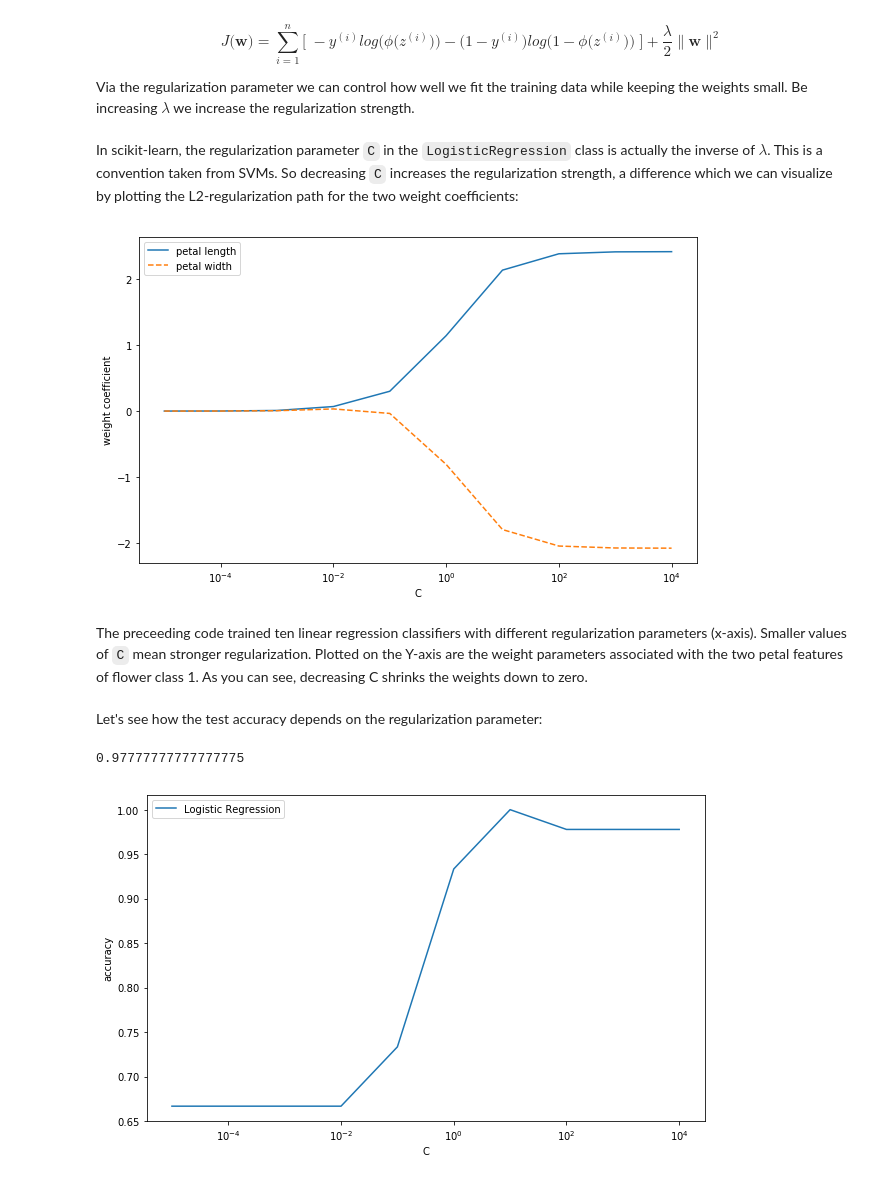
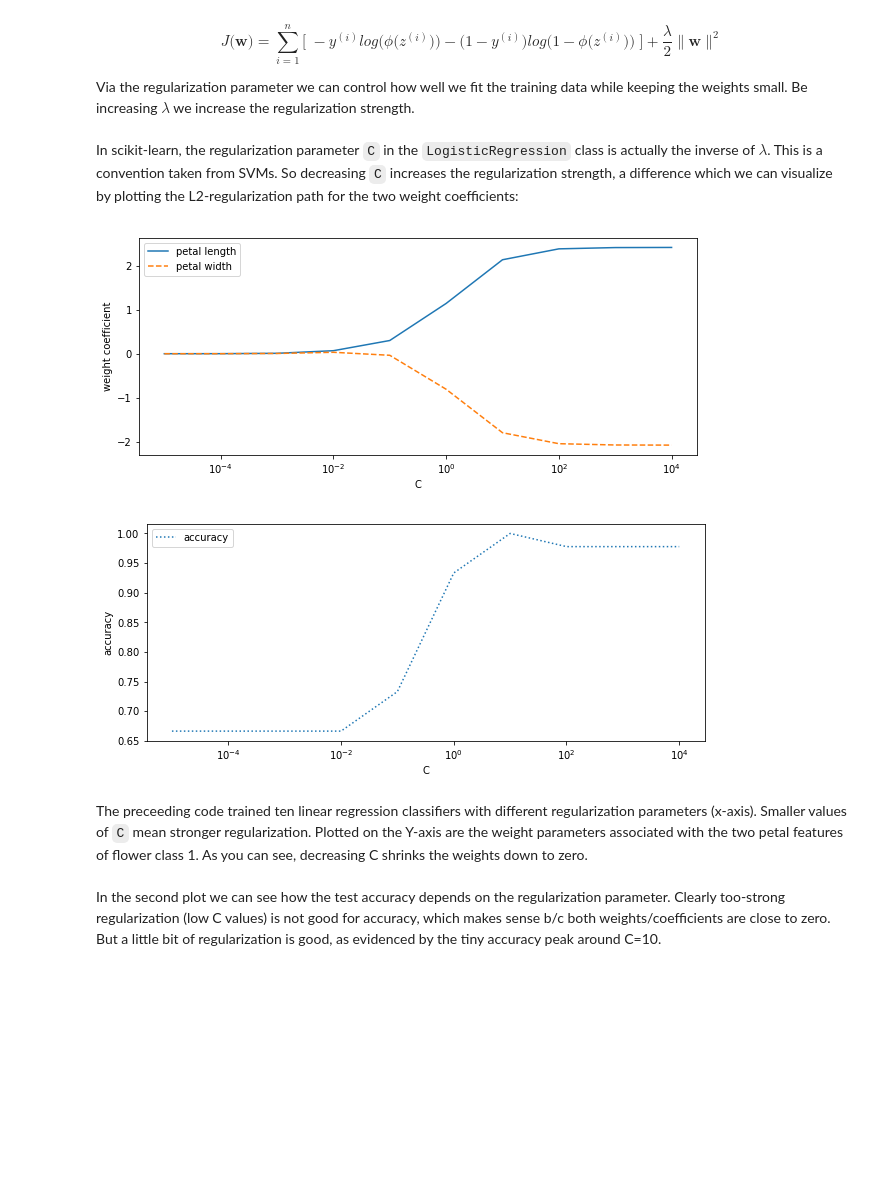
Before and after one commit to npabon/python_machine_learning, a Jupyter notebook: ch_3_sklearn_logistic_svm_trees.ipynb, the cells around one changed output. Cells and saved outputs as stored; diff of their text form; code cells hidden in the pictures; blank space fills up the shorter version.

```diff
--- a/ch_3_sklearn_logistic_svm_trees.ipynb
+++ b/ch_3_sklearn_logistic_svm_trees.ipynb
@@ -378,51 +378,40 @@ Via the regularization parameter we can control how well we fit the training dat
 <br><br>
 In scikit-learn, the regularization parameter ``C`` in the ``LogisticRegression`` class is actually the inverse of $\lambda$. This is a convention taken from SVMs. So decreasing ``C`` increases the regularization strength, a difference which we can visualize by plotting the L2-regularization path for the two weight coefficients:
 # %%
-weights, params = [], []
+weights, acc, params = [], [], []
 for c in np.arange(-5,5):
     lr = LogisticRegression(C=10.**c, random_state=1)
     lr.fit(X_train_std, y_train)
     weights.append(lr.coef_[1])
+    acc.append(lr.score(X_test_std, y_test))
     params.append(10.**c)
 
 weights = np.array(weights)
-plt.figure(figsize=(10,6))
+acc = np.array(acc)
+plt.figure(figsize=(10,4))
 plt.plot(params, weights[:,0],
          label='petal length')
 plt.plot(params, weights[:,1], linestyle='--',
          label='petal width')
 
 plt.ylabel('weight coefficient')
 plt.xlabel('C')
 plt.legend(loc='upper left')
 plt.xscale('log')
 plt.show()
+
+plt.figure(figsize=(10,4))
+plt.plot(params, acc, linestyle=':',
+         label='accuracy')
+plt.ylabel('accuracy')
+plt.xlabel('C')
+plt.legend(loc='upper left')
+plt.xscale('log')
+plt.show()
 # %% [output]
-[figure, old version]
+[figure, new version]
+[figure, added]
 # %% [markdown]
 The preceeding code trained ten linear regression classifiers with different regularization parameters (x-axis). Smaller values of ``C`` mean stronger regularization. Plotted on the Y-axis are the weight parameters associated with the two petal features of flower class 1. As you can see, decreasing C shrinks the weights down to zero.
 <br><br>
-Let's see how the test accuracy depends on the regularization parameter:
+In the second plot we can see how the test accuracy depends on the regularization parameter. Clearly too-strong regularization (low C values) is not good for accuracy, which makes sense b/c both weights/coefficients are close to zero. But a little bit of regularization is good, as evidenced by the tiny accuracy peak around C=10.
-# %%
-lr.score(X_test_std, y_test)
-# %% [output]
-0.97777777777777775
-# %%
-acc, params = [], []
-for c in np.arange(-5,5):
-    lr = LogisticRegression(C=10.**c, random_state=1)
-    lr.fit(X_train_std, y_train)
-    acc.append(lr.score(X_test_std, y_test))
-    params.append(10.**c)
-
-weights = np.array(acc)
-plt.figure(figsize=(10,6))
-plt.plot(params, acc, label='Logistic Regression')
-
-plt.ylabel('accuracy')
-plt.xlabel('C')
-plt.legend(loc='upper left')
-plt.xscale('log')
-plt.show()
-# %% [output]
-[figure, removed]
```
Also changed, not shown: parts of 5 cells of this notebook.
